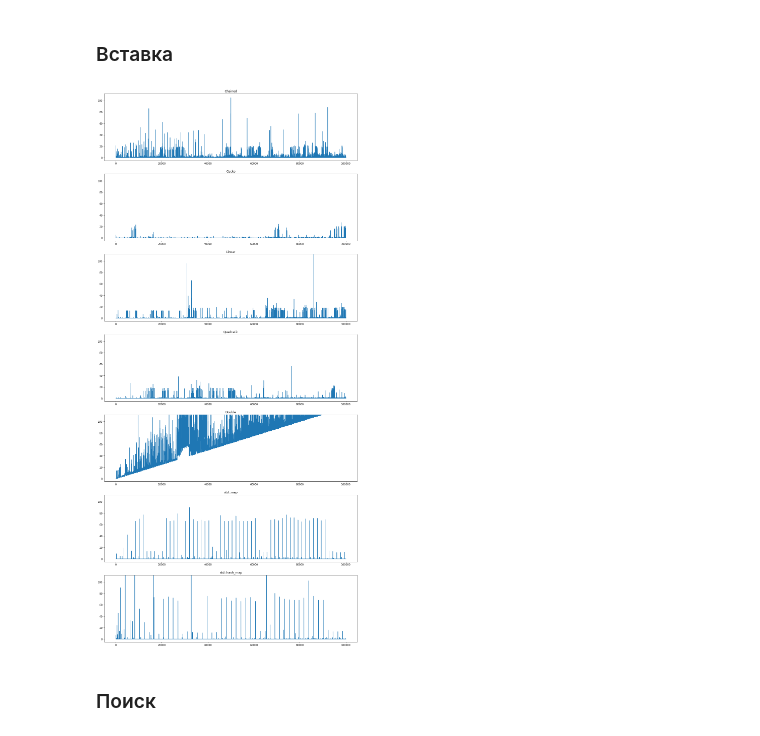
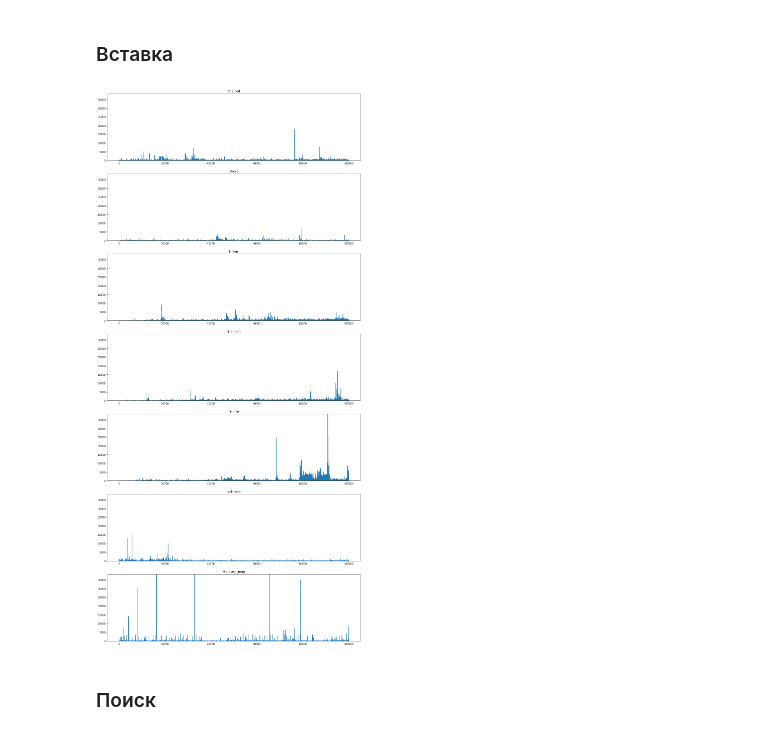
Before and after one commit to mmakridi/hashes, a Jupyter notebook: report.ipynb, the cells around one changed output. Saved outputs shown, nothing was run; the diff lists cells and outputs as text; code cells hidden in the pictures.

```diff
--- a/report.ipynb
+++ b/report.ipynb
@@ -57,7 +57,7 @@ indices, data = get_x_ydict_from_csv('data/hash_insert_int.csv')
 keys = list(data.keys())
 maximum = 0
 for key in keys:
-    if max(data[key]) > maximum and key not in []:
+    if max(data[key]) > maximum and key not in ['std::hash_map']:
         maximum = max(data[key])
 
 fig, plots = plt.subplots(7, 1, figsize=(18, 40))
@@ -127,7 +127,7 @@ indices, data = get_x_ydict_from_csv('data/hash_insert_string.csv')
 keys = list(data.keys())
 maximum = 0
 for key in keys:
-    if max(data[key]) > maximum and key not in ['std::hash_map', 'Double']:
+    if max(data[key]) > maximum and key not in ['std::hash_map']:
         maximum = max(data[key])
 
 fig, plots = plt.subplots(7, 1, figsize=(18, 40))
@@ -147,7 +147,7 @@ indices, data = get_x_ydict_from_csv('data/hash_find_string.csv')
 keys = list(data.keys())
 maximum = 0
 for key in keys:
-    if max(data[key]) > maximum and key not in ['Double']:
+    if max(data[key]) > maximum and key not in ['Linear']:
         maximum = max(data[key])
 
 fig, plots = plt.subplots(7, 1, figsize=(18, 40))
@@ -167,7 +167,7 @@ indices, data = get_x_ydict_from_csv('data/hash_erase_string.csv')
 keys = list(data.keys())
 maximum = 0
 for key in keys:
-    if max(data[key]) > maximum and key not in ['Double', 'std::map', 'std::hash_map']:
+    if max(data[key]) > maximum and key not in ['std::map']:
         maximum = max(data[key])
 
 fig, plots = plt.subplots(len(keys), 1, figsize=(18, 7*len(keys)))
@@ -188,21 +188,21 @@ plt.savefig('test.png')
 # %%
 indices, data = get_x_ydict_from_csv('data/hash_insert_real_data.csv')
 keys = list(data.keys())
 maximum = 0
 for key in keys:
-    if max(data[key]) > maximum and key not in ['std::hash_map', 'Double']:
+    if max(data[key]) > maximum and key not in ['std::hash_map']:
         maximum = max(data[key])
 
 fig, plots = plt.subplots(7, 1, figsize=(18, 40))
 fig.patch.set_facecolor('xkcd:white')
 for i in range(7):
     plots[i].set_title(keys[i])
     plots[i].plot(indices, data[keys[i]])
     bottom, top = plots[i].get_ylim()
     plots[i].set_ylim(-5, maximum)
 plt.savefig('test.png')
 # %% [output]
-[figure, old version]
+[figure, new version]
 # %% [markdown]
 ### Поиск
 # %%
```
Also changed, not shown: parts of 12 cells of this notebook, 1 other file.
